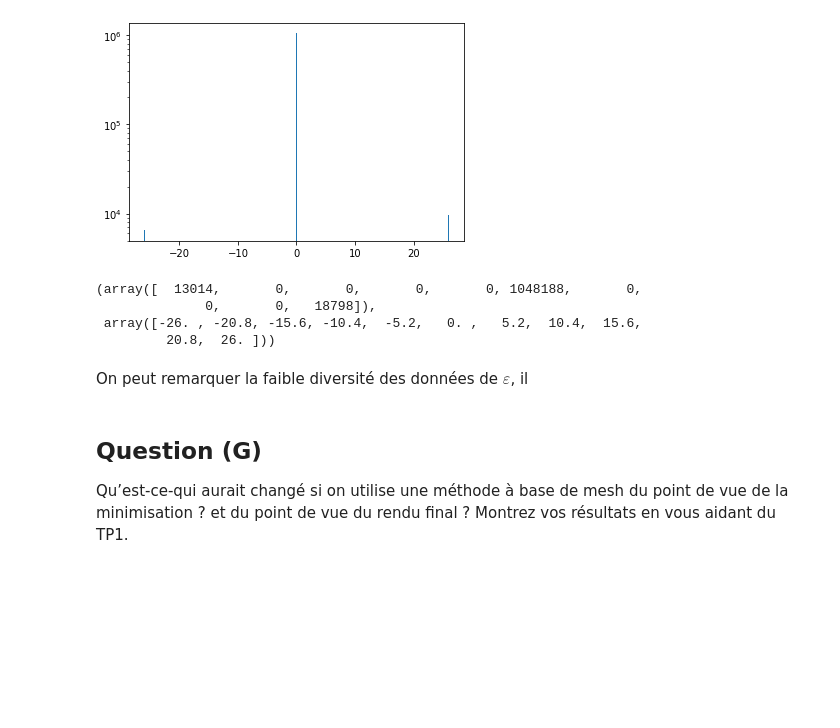
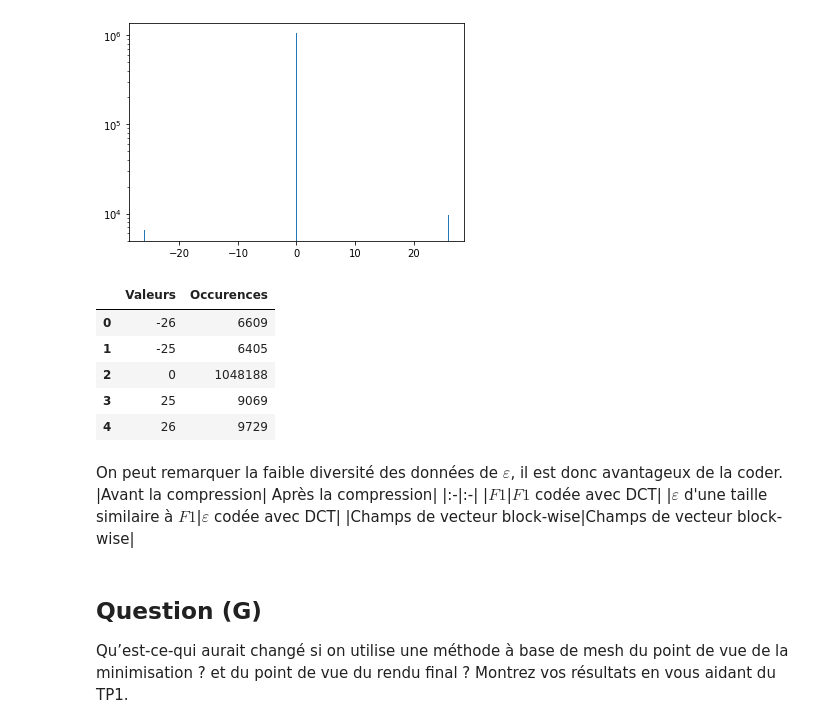
Before and after one commit to Bast-94/cv-practical-works-2023, a Jupyter notebook: tp2/notebook.ipynb, the cells around one changed output. Cells and saved outputs as stored; diff of their text form; code cells hidden in the pictures; blank space fills up the shorter version.

Commit message:
ADD(Question F): Rédaction des données à compresser.

```diff
--- a/tp2/notebook.ipynb
+++ b/tp2/notebook.ipynb
@@ -323,15 +326,24 @@ plt.hist(epsilon.flatten(),bins=255*2)
 plt.yscale('log')
 # %% [output]
 [figure]
-# %%
-np.histogram(epsilon)
-# %% [output]
-(array([  13014,       0,       0,       0,       0, 1048188,       0,
-              0,       0,   18798]),
- array([-26. , -20.8, -15.6, -10.4,  -5.2,   0. ,   5.2,  10.4,  15.6,
-         20.8,  26. ]))
-# %% [markdown]
-On peut remarquer la faible diversité des données de $\varepsilon$, il
+# %%
+unique_values, counts = np.unique(epsilon, return_counts=True)
+df = pd.DataFrame({'Valeurs': unique_values, 'Occurences': counts})
+df
+# %% [output]
+|  | Valeurs | Occurences |
+| 0 | -26 | 6609 |
+| 1 | -25 | 6405 |
+| 2 | 0 | 1048188 |
+| 3 | 25 | 9069 |
+| 4 | 26 | 9729 |
+# %% [markdown]
+On peut remarquer la faible diversité des données de $\varepsilon$, il est donc avantageux de la coder.
+|Avant la compression| Après la compression|
+|:-|:-|
+|$F1$|$F1$ codée avec DCT|
+|$\varepsilon$ d'une taille similaire à $F1$|$\varepsilon$ codée avec DCT|
+|Champs de vecteur block-wise|Champs de vecteur block-wise|
 # %% [markdown]
 ## **Question (G)**
 Qu’est-ce-qui aurait changé si on utilise une méthode à base de mesh du point de vue de la minimisation ? et du point de vue du rendu final ? Montrez vos résultats en vous aidant du TP1.
```
Also changed, not shown: parts of 3 cells of this notebook.
